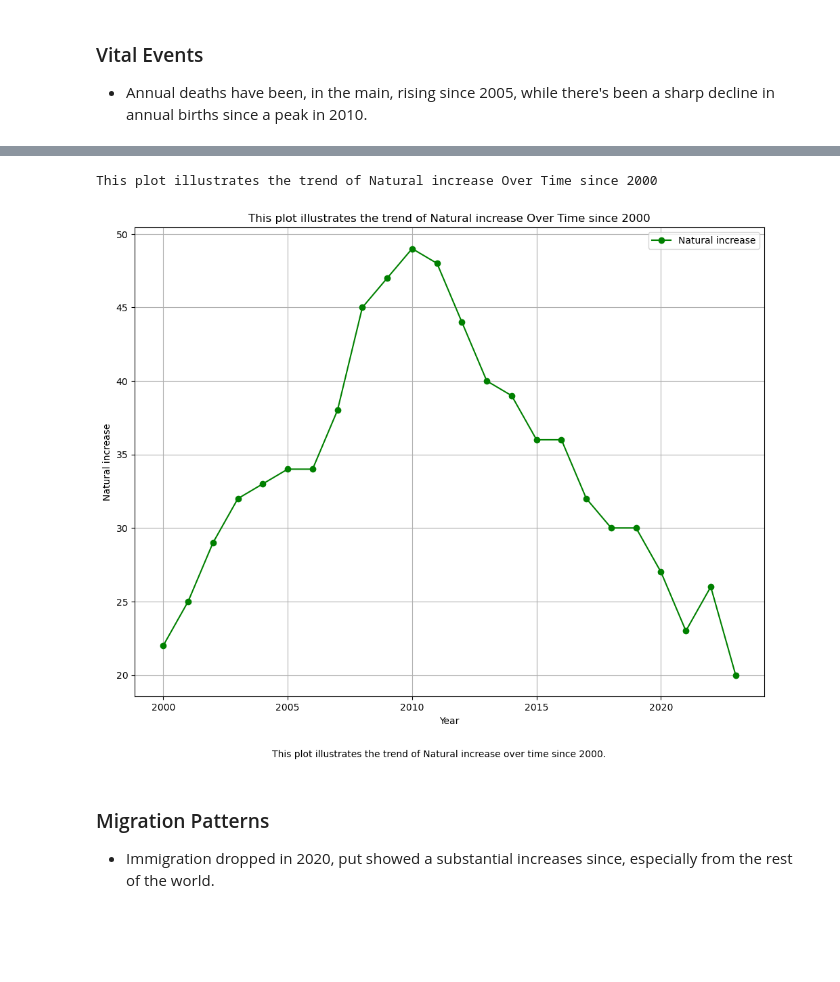
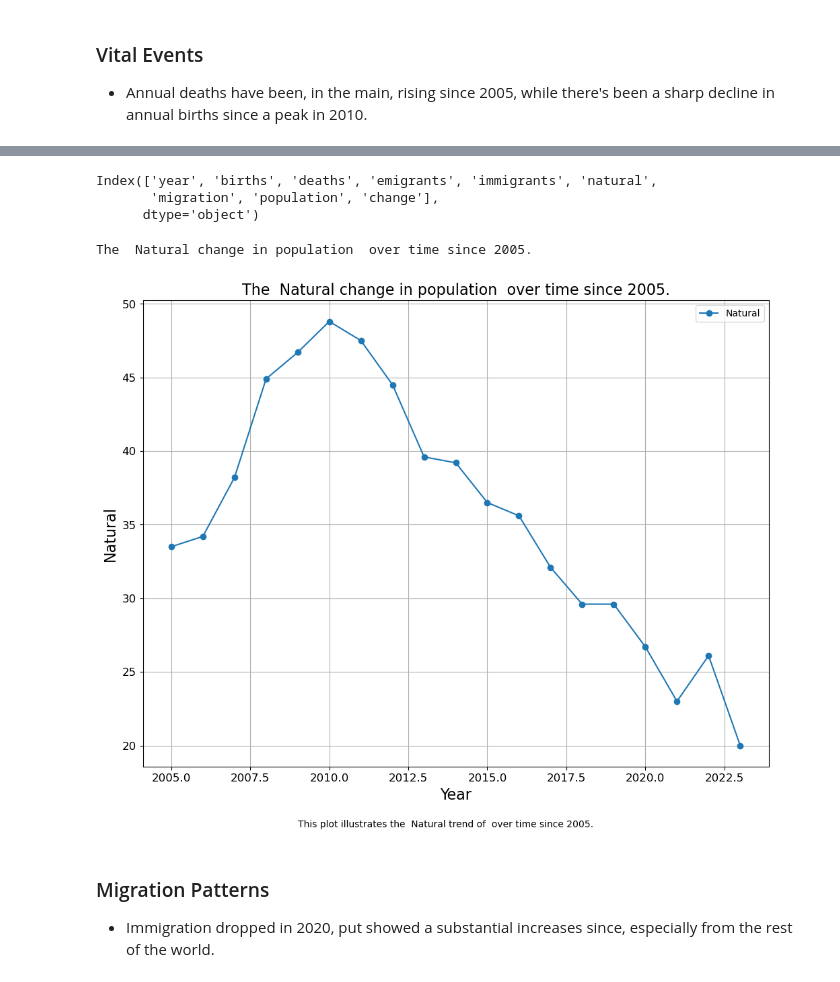
Before and after one commit to ronandownes/pme, a Jupyter notebook: code/PEA15.ipynb, the cells around one changed output, grey strips where cells are left out. Cells and saved outputs as stored; diff of their text form; code cells hidden in the pictures; blank space fills up the shorter version.

```diff
--- a/code/PEA15.ipynb
+++ b/code/PEA15.ipynb
@@ -37,4 +55,4 @@ The dataset is loaded from the `../raw/PEA15.csv` file.
 # %%
 # Load the dataset
 file_path = '../raw/PEA15.csv'
-df = pd.read_csv(file_path)
+df_long = pd.read_csv(file_path)
@@ -318,0 +273,4 @@ dtype: int64
+# %%
+#preview changes
+df_pivot = df_pivot.reset_index()
+df_pivot.head()
@@ -318,0 +340,18 @@ dtype: int64
+# %%
+# Initial backward fill
+df_pivot_filled = df_pivot.bfill()
+
+# Adjusting values to maintain differences
+for index, row in df_pivot_filled.iterrows():
+    if pd.isna(row['births']) and not pd.isna(row['deaths']):
+        df_pivot_filled.at[index, 'births'] = row['deaths'] + row['natural']
+    elif not pd.isna(row['births']) and pd.isna(row['deaths']):
+        df_pivot_filled.at[index, 'deaths'] = row['births'] - row['natural']
+
+    if pd.isna(row['immigrants']) and not pd.isna(row['emigrants']):
+        df_pivot_filled.at[index, 'immigrants'] = row['emigrants'] + row['migration']
+    elif not pd.isna(row['immigrants']) and pd.isna(row['emigrants']):
+        df_pivot_filled.at[index, 'emigrants'] = row['immigrants'] - row['migration']
+
+# Displaying the first few rows after filling and adjusting
+df_pivot_filled.head()
@@ -467,46 +503,50 @@ This plot illustrates the trend of Annual deaths Over Time since 2004
+# %%
+filtered_df.columns
+# %% [output]
+Index(['year', 'births', 'deaths', 'emigrants', 'immigrants', 'natural',
+       'migration', 'population', 'change'],
+      dtype='object')
 # %%
 
 # Define the string and input date
-string = 'Natural increase'
-input_date = 2000
-
+string = 'natural'
+input_date = 2005
 
 
 # Filter the data for the desired years
-filtered_df = change_df[change_df.index >= input_date]
+filtered_df = df_pivot_filled[df_pivot_filled['year'] >= input_date]
 
 # Create a figure with a specified size
 plt.figure(figsize=(12, 9))
 
 # Plot the data with markers and labels
-plt.plot(filtered_df.index, filtered_df[string], marker='o', label=string, color='green')
+plt.plot(filtered_df['year'], filtered_df[string], marker='o', label=string)
 
 # Set the title, axis labels, and legend
-title = f'This plot illustrates the trend of {string} Over Time since {input_date}'
+title = f'The  {string.capitalize()} change in population  over time since {input_date}.'
 plt.title(title)
 plt.xlabel('Year')
-plt.ylabel(string)
+plt.ylabel(string.capitalize())
 
 # Customize the legend label
-plt.legend([string])
+plt.legend([string.capitalize()])
 
 # Add a grid and a LaTeX-style caption with variables
 plt.grid(True)
-caption = f"This plot illustrates the trend of {string} over time since {input_date}."
+caption = f"This plot illustrates the  {string.capitalize()} trend of  over time since {input_date}."
 plt.figtext(0.5, 0.01, caption, wrap=True, horizontalalignment='center', fontsize=10)
 
 # Print the title as text to speed up report writing
 print(title)
 
 # Save the plot before displaying it
-plt.savefig(f'../images/15_vit_{string}_since_{input_date}.png')
-
+plt.savefig(f'../images/vital_{string}_since_{input_date}.png')
 
 # Display the plot
 plt.show()
 # %% [output]
-This plot illustrates the trend of Natural increase Over Time since 2000
+The  Natural change in population  over time since 2005.
-[figure, old version]
+[figure, new version]
 # %% [markdown]
 ### Migration Patterns
 - Immigration dropped in 2020, put showed a substantial increases since, especially from the rest of the world.
```
Also changed, not shown: parts of 51 cells of this notebook, 46 other files.
